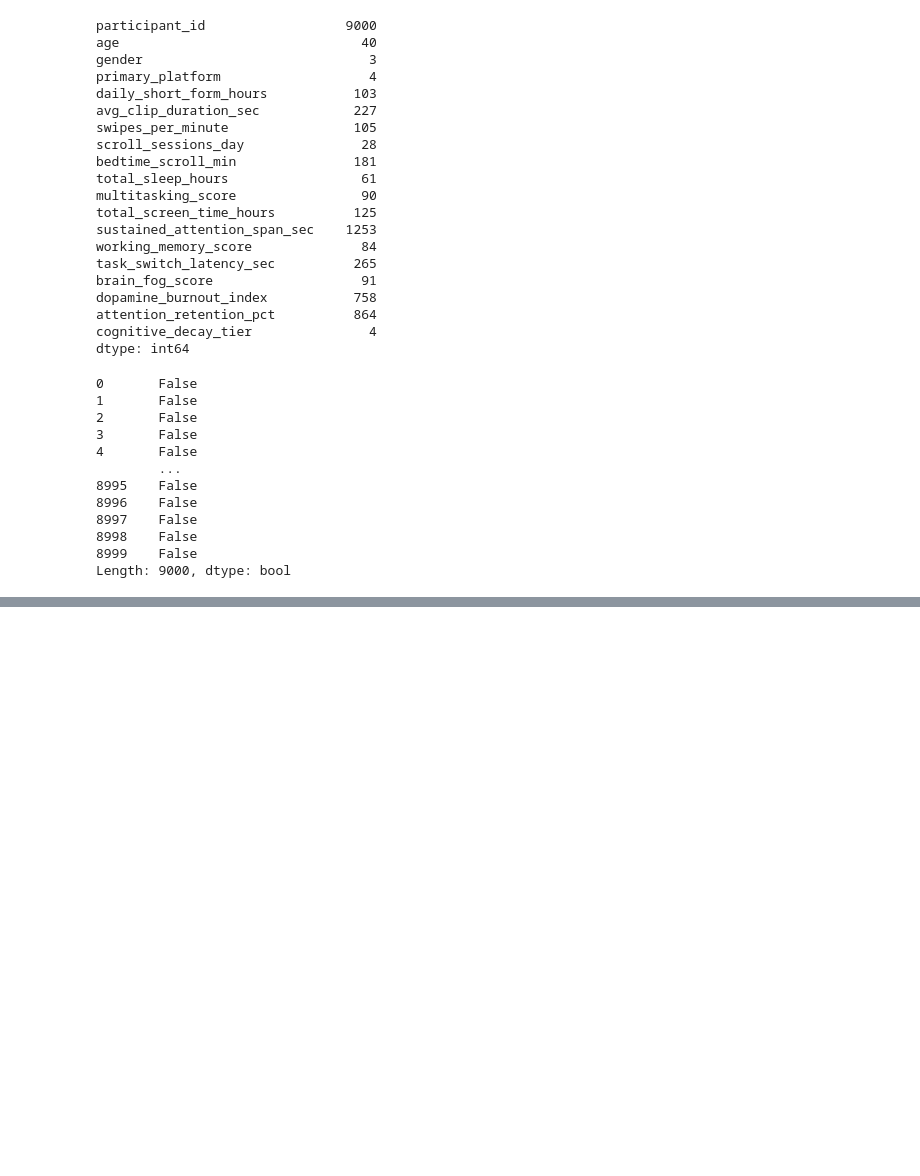
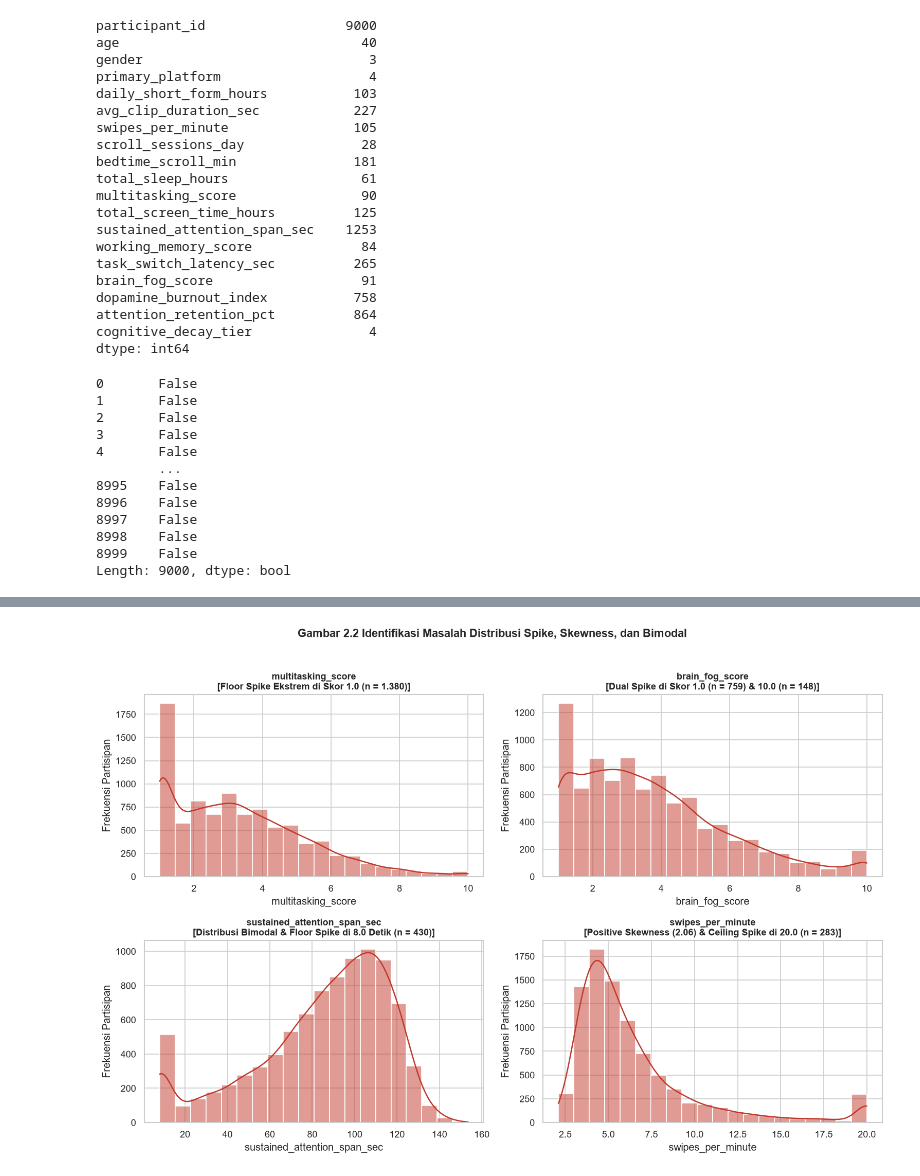
Before and after one commit to Sann11-y/analisis-pola-tidur-regresi-ridge-random-forest, a Jupyter notebook: 1_EDA_dan_Split.ipynb, the cells around one changed output, grey strips where cells are left out. Drawn from its saved outputs; the diff is of its cells as text; code cells hidden in the pictures; blank space fills up the shorter version.

```diff
--- a/1_EDA_dan_Split.ipynb
+++ b/1_EDA_dan_Split.ipynb
@@ -194,0 +246,21 @@ Fitur-fitur dalam dataset ini dikelompokkan secara logis ke dalam beberapa kateg
+# %%
+# Visualisasi 2: Histogram & KDE untuk Bukti Distribusi Spike dan Bimodal
+fig, axes = plt.subplots(2, 2, figsize=(13, 8.5))
+spike_vars = [
+    ('multitasking_score', 'Floor Spike Ekstrem di Skor 1.0 (n = 1.380)'),
+    ('brain_fog_score', 'Dual Spike di Skor 1.0 (n = 759) & 10.0 (n = 148)'),
+    ('sustained_attention_span_sec', 'Distribusi Bimodal & Floor Spike di 8.0 Detik (n = 430)'),
+    ('swipes_per_minute', 'Positive Skewness (2.06) & Ceiling Spike di 20.0 (n = 283)')
+]
+
+for ax, (col, desc) in zip(axes.flatten(), spike_vars):
+    sns.histplot(df[col], bins=20, kde=True, ax=ax, color='#c0392b')
+    ax.set_title(f'{col}\n[{desc}]', fontsize=10.5, fontweight='bold')
+    ax.set_xlabel(col)
+    ax.set_ylabel('Frekuensi Partisipan')
+
+plt.suptitle('Gambar 2.2 Identifikasi Masalah Distribusi Spike, Skewness, dan Bimodal', fontsize=13, fontweight='bold', y=1.02)
+plt.tight_layout()
+plt.show()
+# %% [output]
+[figure, added]
```
Also changed, not shown: parts of 8 cells of this notebook.
